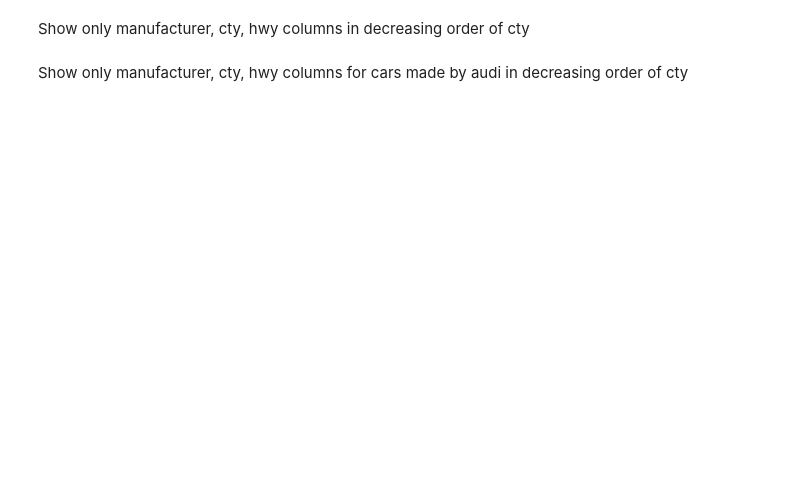
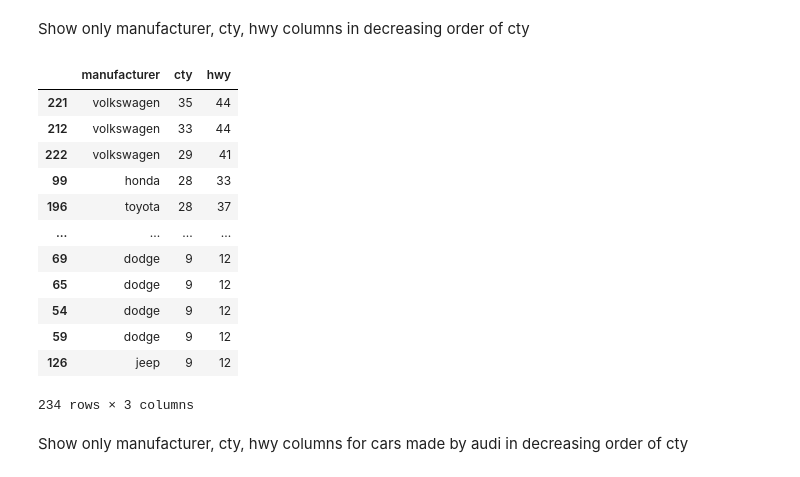
Before and after one commit to Avelez164/Data-Science-Big-Data, a Jupyter notebook: wrangling_pandas.ipynb, the cells around one changed output. Cells and saved outputs as stored; diff of their text form; code cells hidden in the pictures; blank space fills up the shorter version.

```diff
--- a/wrangling_pandas.ipynb
+++ b/wrangling_pandas.ipynb
@@ -136,4 +169,20 @@ Show only manufacturer, cty, hwy columns ordered first by cty, then by hwy
 # %% [markdown]
 Show only manufacturer, cty, hwy columns in decreasing order of cty
+# %%
+mpg[['manufacturer', 'cty', 'hwy']].sort_values(by='cty', ascending=False)
+# %% [output]
+|  | manufacturer | cty | hwy |
+| 221 | volkswagen | 35 | 44 |
+| 212 | volkswagen | 33 | 44 |
+| 222 | volkswagen | 29 | 41 |
+| 99 | honda | 28 | 33 |
+| 196 | toyota | 28 | 37 |
+| ... | ... | ... | ... |
+| 69 | dodge | 9 | 12 |
+| 65 | dodge | 9 | 12 |
+| 54 | dodge | 9 | 12 |
+| 59 | dodge | 9 | 12 |
+| 126 | jeep | 9 | 12 |
+234 rows × 3 columns
 # %% [markdown]
 Show only manufacturer, cty, hwy columns for cars made by audi in decreasing order of cty
```
Also changed, not shown: parts of 5 cells of this notebook.
